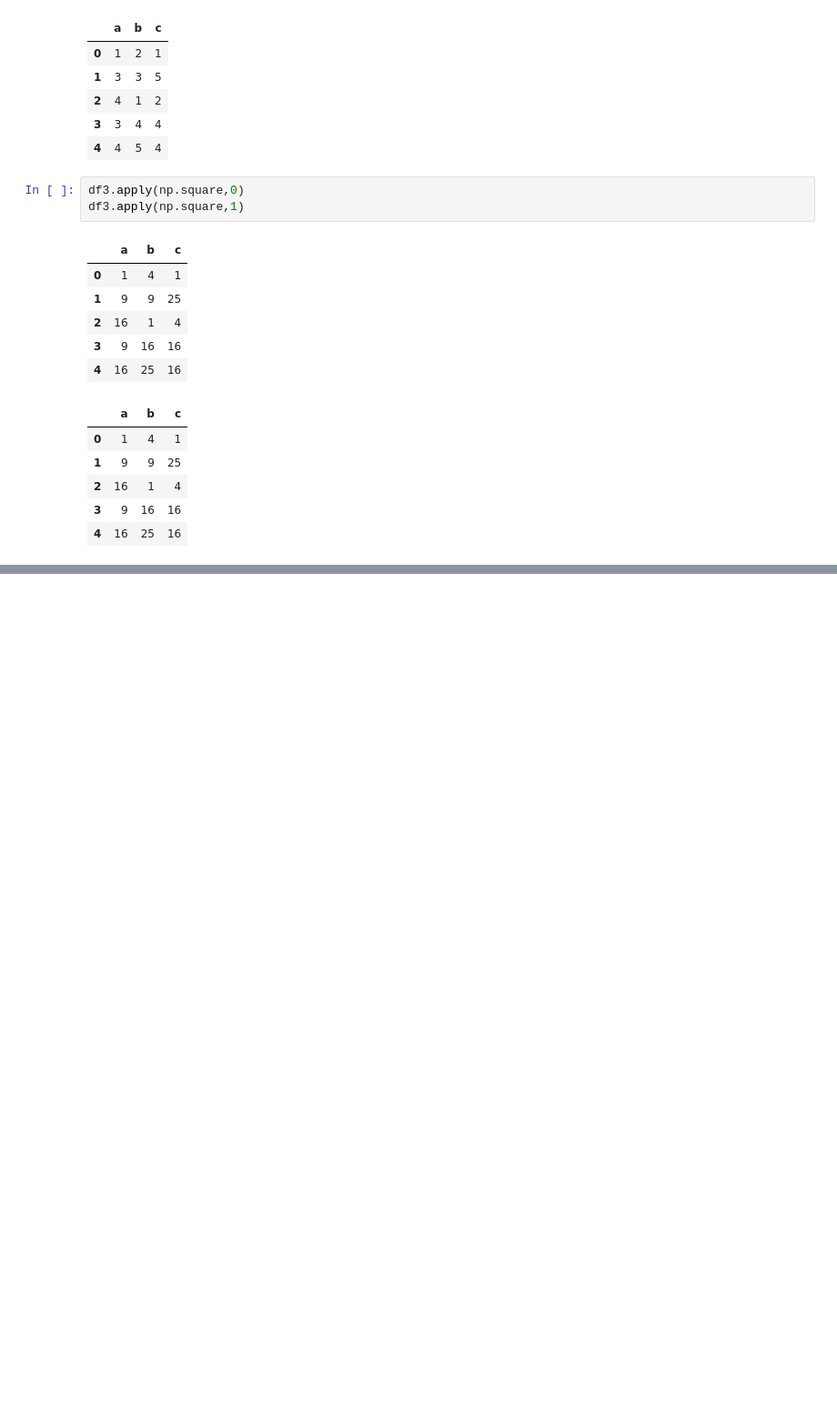
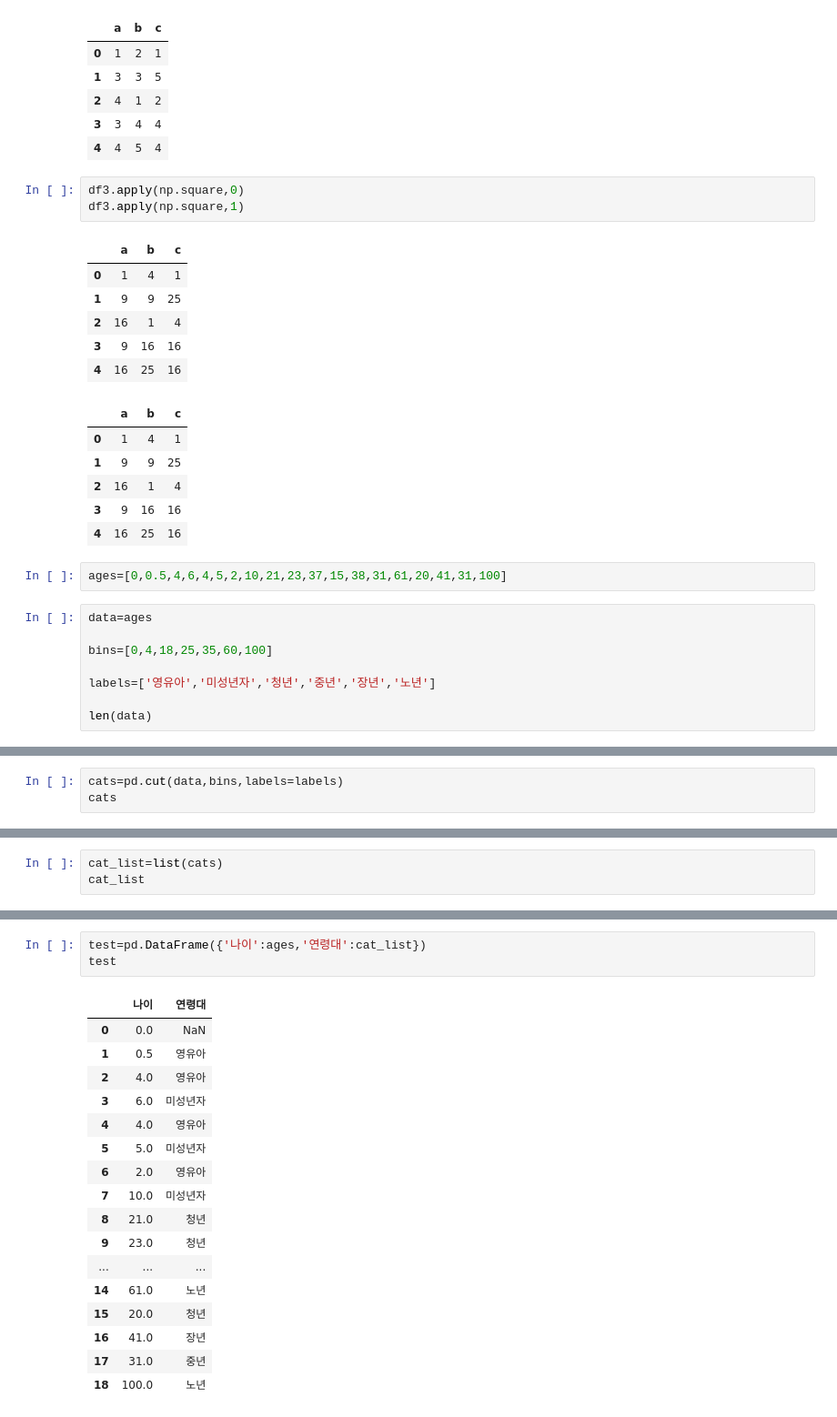
Before and after one commit to EverJoyyyL20/sesac_data_analysis_workspace, a Jupyter notebook: pandas_sum_min_max_.ipynb, the cells around one changed output, grey strips where cells are left out. Shown at 91% size. Saved outputs shown, nothing was run; the diff lists cells and outputs as text; blank space fills up the shorter version.

```diff
--- a/pandas_sum_min_max_.ipynb
+++ b/pandas_sum_min_max_.ipynb
@@ -565,3 +565,13 @@ df3.apply(np.square,1)
 | 2 | 16 | 1 | 4 |
 | 3 | 9 | 16 | 16 |
 | 4 | 16 | 25 | 16 |
+# %%
+ages=[0,0.5,4,6,4,5,2,10,21,23,37,15,38,31,61,20,41,31,100]
+# %%
+data=ages
+
+bins=[0,4,18,25,35,60,100]
+
+labels=['영유아','미성년자','청년','중년','장년','노년']
+
+len(data)
@@ -567,0 +580,3 @@ df3.apply(np.square,1)
+# %%
+cats=pd.cut(data,bins,labels=labels)
+cats
@@ -567,0 +591,3 @@ df3.apply(np.square,1)
+# %%
+cat_list=list(cats)
+cat_list
@@ -567,0 +614,21 @@ df3.apply(np.square,1)
+# %%
+test=pd.DataFrame({'나이':ages,'연령대':cat_list})
+test
+# %% [output]
+|  | 나이 | 연령대 |
+| 0 | 0.0 | NaN |
+| 1 | 0.5 | 영유아 |
+| 2 | 4.0 | 영유아 |
+| 3 | 6.0 | 미성년자 |
+| 4 | 4.0 | 영유아 |
+| 5 | 5.0 | 미성년자 |
+| 6 | 2.0 | 영유아 |
+| 7 | 10.0 | 미성년자 |
+| 8 | 21.0 | 청년 |
+| 9 | 23.0 | 청년 |
+| ... | ... | ... |
+| 14 | 61.0 | 노년 |
+| 15 | 20.0 | 청년 |
+| 16 | 41.0 | 장년 |
+| 17 | 31.0 | 중년 |
+| 18 | 100.0 | 노년 |
```
Also changed, not shown: parts of 29 cells of this notebook.
